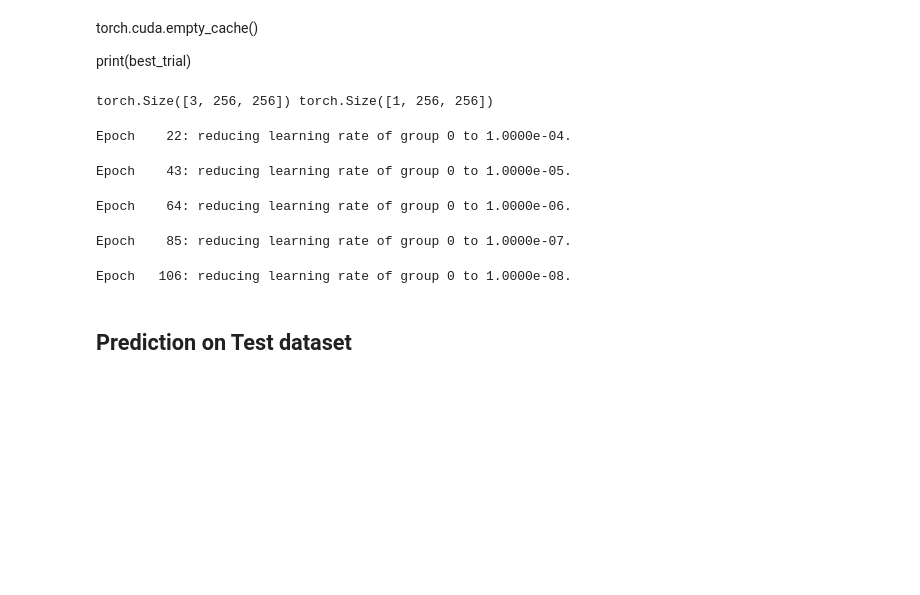
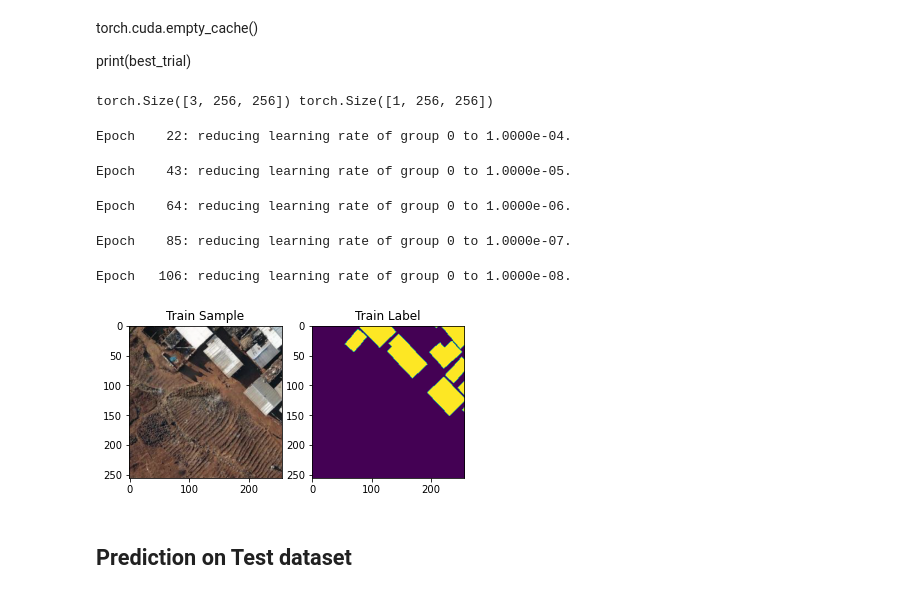
Before and after one commit to chrischank/HOTOSM_OAM_codeV2, a Jupyter notebook: Train_loop.ipynb, the cells around one changed output. Drawn from its saved outputs; the diff is of its cells as text; code cells hidden in the pictures; blank space fills up the shorter version.

```diff
--- a/Train_loop.ipynb
+++ b/Train_loop.ipynb
@@ -437,14 +437,14 @@ def training_loop(n_epochs, optimizer, model, xp_name,
             state = {"Model:": model_state, "Epoch:": epoch, "Steps:": global_step}
             torch.save(state, checkpoint_file)
 # %%
-Net = smp.Unet(encoder_name = 'efficientnet-b2', encoder_depth = 4, encoder_weights = "imagenet", decoder_use_batchnorm = True, decoder_channels = (128, 64, 32, 16), decoder_attention_type = None, in_channels = 3, classes = 1, activation = "sigmoid", aux_params = None)
+#Net = smp.Unet(encoder_name = 'efficientnet-b2', encoder_depth = 4, encoder_weights = "imagenet", decoder_use_batchnorm = True, decoder_channels = (128, 64, 32, 16), decoder_attention_type = None, in_channels = 3, classes = 1, activation = "sigmoid", aux_params = None)
 #qubvel_weights = os.path.abspath("/home/chris/Dropbox/HOTOSM/qubvel_UNet/weights/stage3/effb1-f0/checkpoints/best.pth")
 #qubvel_weights = torch.load(qubvel_weights, map_location = device)
 #Net.load_state_dict(qubvel_weights["state_dict"])
 
 #Net = smp.Unet(encoder_name = 'efficientnet-b1', encoder_depth = 4, encoder_weights = None, decoder_use_batchnorm = True, decoder_channels=(128, 64, 32, 16), decoder_attention_type = None, in_channels= 3 , classes = 1, activation = "sigmoid", aux_params = None)
 
-#Net = Four_UNet()
+Net = Five_UNet()
 
 #Net = torch.hub.load('mateuszbuda/brain-segmentation-pytorch', 'unet', in_channels=3, out_channels=1, init_features=32, pretrained=True)
 
@@ -529,7 +528,7 @@ torch.cuda.empty_cache()
 
 print(best_trial)
 # %%
-xp_name = "18242:3909_256oc_EB2-Unet-IMN_lr1e-3_wd1e-5_b32_ep500_BCE_RLRonPlateau(min1e-8)"
+xp_name = "18242:3909_256oc_Five-Unet_lr1e-3_wd1e-5_b32_ep500_BCE_RLRonPlateau(min1e-8)"
 
 ChainedTrain = ConcatDataset([Train, InRGB_Train, HFLIP_Train, VFLIP_Train, BLUR_Train, CON_Train, SOL_Train])
 ChainedVal = ConcatDataset([Val, HFLIP_Val, VFLIP_Val])
@@ -542,33 +541,34 @@ fig = plt.figure()
 ax = fig.add_subplot(1, 2, 1)
 RGB = plt.imshow(train_pair[0].detach().cpu().numpy().transpose(1, 2, 0))
 ax.set_title('Train Sample')
 
 ax = fig.add_subplot(1, 2, 2)
 LBL = plt.imshow(train_pair[1].detach().cpu().numpy().transpose(1, 2, 0))
 ax.set_title('Train Label')
 
 training_loop(n_epochs = 500,
              optimizer = torch.optim.Adam(Net.parameters(), lr = 1e-3, weight_decay = 1e-5),
              model = Net,
              in_channels = 3,
              out_channels = 1,
              xp_name = xp_name,
              loss_fn = nn.BCELoss(reduction = 'mean'),
              train_loader = DataLoader(ChainedTrain,
                                        batch_size = 32, shuffle = True),
              val_loader = DataLoader(ChainedVal,
                                      batch_size = 32, shuffle = True),
              checkpoint_freq = 10,
              val_freq = 10)
 
 torch.cuda.empty_cache()
 # %% [output]
 torch.Size([3, 256, 256]) torch.Size([1, 256, 256])
 Epoch    22: reducing learning rate of group 0 to 1.0000e-04.
 Epoch    43: reducing learning rate of group 0 to 1.0000e-05.
 Epoch    64: reducing learning rate of group 0 to 1.0000e-06.
 Epoch    85: reducing learning rate of group 0 to 1.0000e-07.
 Epoch   106: reducing learning rate of group 0 to 1.0000e-08.
+[figure, added]
 # %%
 torch.cuda.empty_cache()
 # %% [markdown]
```
Also changed, not shown: parts of 6 cells of this notebook, 8 other files.
